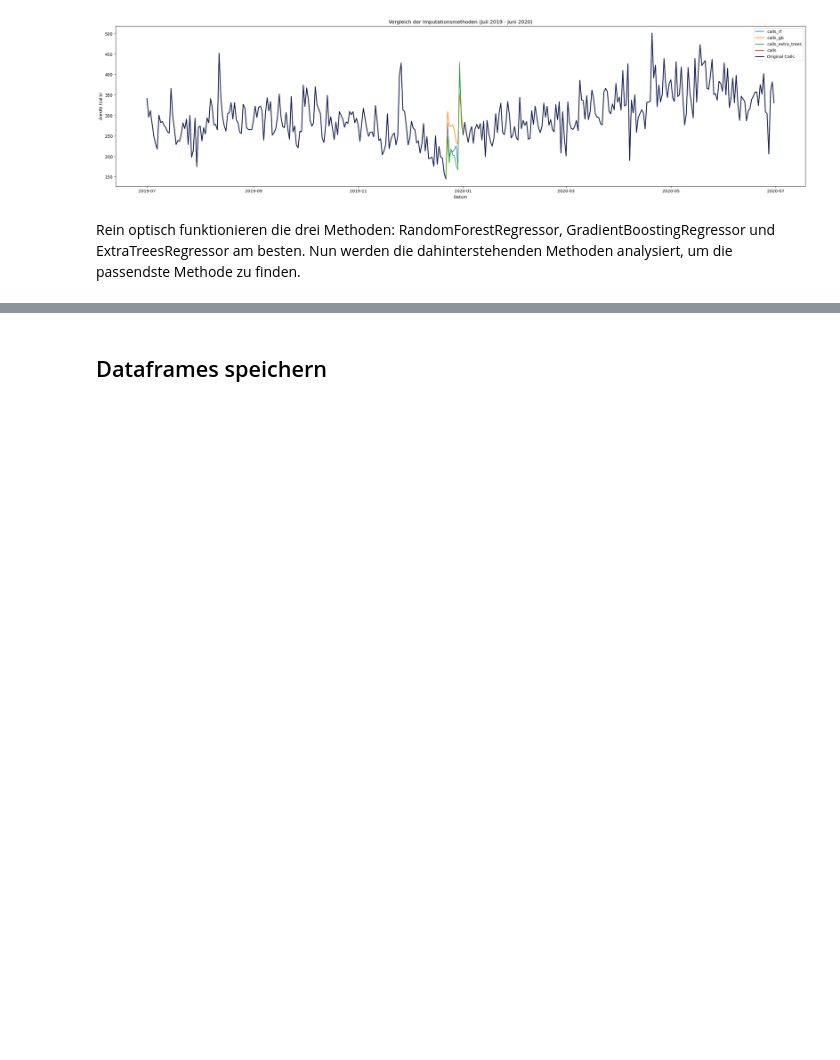
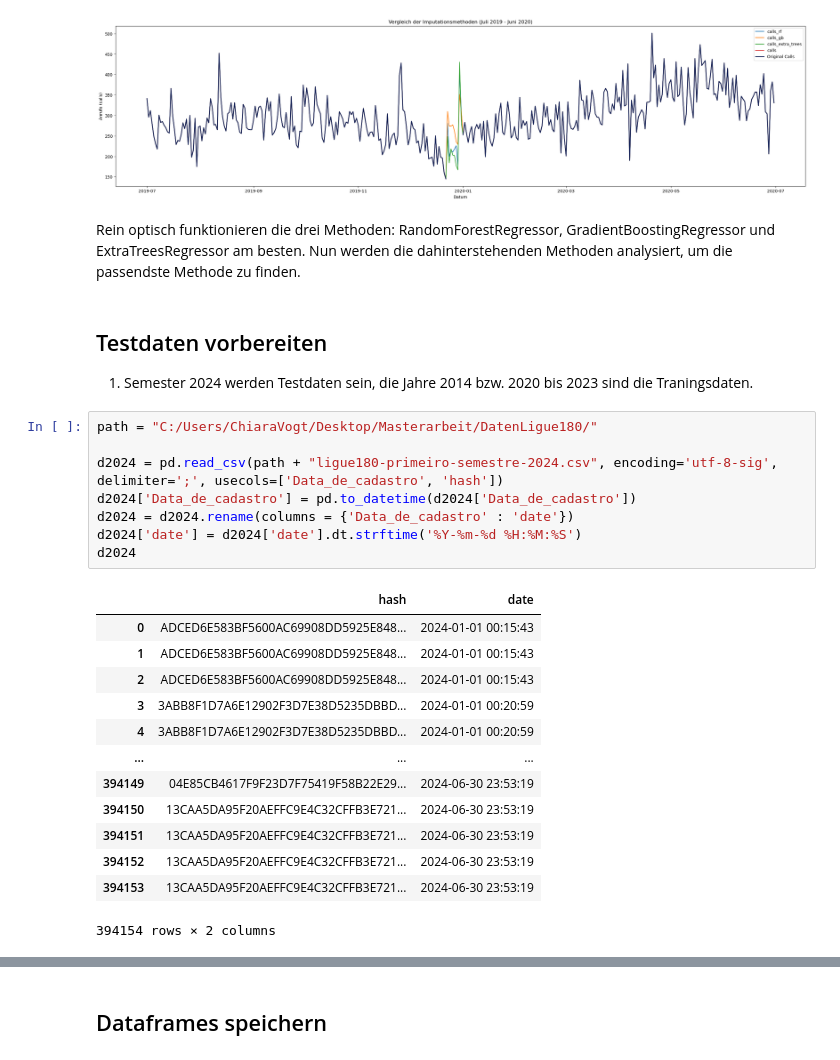
Before and after one commit to ChiaraVM/HotlineDemandPrediction_Ligue180, a Jupyter notebook: 00Data_preparation_time.ipynb, the cells around one changed output, grey strips where cells are left out. Drawn from its saved outputs; the diff is of its cells as text; blank space fills up the shorter version.

```diff
--- a/00Data_preparation_time.ipynb
+++ b/00Data_preparation_time.ipynb
@@ -854,3 +886,28 @@ plot_imputation_methods(
 # %% [markdown]
 Rein optisch funktionieren die drei Methoden: RandomForestRegressor, GradientBoostingRegressor und ExtraTreesRegressor am besten.
 Nun werden die dahinterstehenden Methoden analysiert, um die passendste Methode zu finden.
+# %% [markdown]
+## Testdaten vorbereiten
+1. Semester 2024 werden Testdaten sein, die Jahre 2014 bzw. 2020 bis 2023 sind die Traningsdaten.
+# %%
+path = "C:/Users/ChiaraVogt/Desktop/Masterarbeit/DatenLigue180/"
+
+d2024 = pd.read_csv(path + "ligue180-primeiro-semestre-2024.csv", encoding='utf-8-sig', delimiter=';', usecols=['Data_de_cadastro', 'hash'])
+d2024['Data_de_cadastro'] = pd.to_datetime(d2024['Data_de_cadastro'])
+d2024 = d2024.rename(columns = {'Data_de_cadastro' : 'date'})
+d2024['date'] = d2024['date'].dt.strftime('%Y-%m-%d %H:%M:%S')
+d2024
+# %% [output]
+|  | hash | date |
+| 0 | ADCED6E583BF5600AC69908DD5925E848... | 2024-01-01 00:15:43 |
+| 1 | ADCED6E583BF5600AC69908DD5925E848... | 2024-01-01 00:15:43 |
+| 2 | ADCED6E583BF5600AC69908DD5925E848... | 2024-01-01 00:15:43 |
+| 3 | 3ABB8F1D7A6E12902F3D7E38D5235DBBD... | 2024-01-01 00:20:59 |
+| 4 | 3ABB8F1D7A6E12902F3D7E38D5235DBBD... | 2024-01-01 00:20:59 |
+| ... | ... | ... |
+| 394149 | 04E85CB4617F9F23D7F75419F58B22E29... | 2024-06-30 23:53:19 |
+| 394150 | 13CAA5DA95F20AEFFC9E4C32CFFB3E721... | 2024-06-30 23:53:19 |
+| 394151 | 13CAA5DA95F20AEFFC9E4C32CFFB3E721... | 2024-06-30 23:53:19 |
+| 394152 | 13CAA5DA95F20AEFFC9E4C32CFFB3E721... | 2024-06-30 23:53:19 |
+| 394153 | 13CAA5DA95F20AEFFC9E4C32CFFB3E721... | 2024-06-30 23:53:19 |
+394154 rows × 2 columns
```
Also changed, not shown: parts of 10 cells of this notebook.
